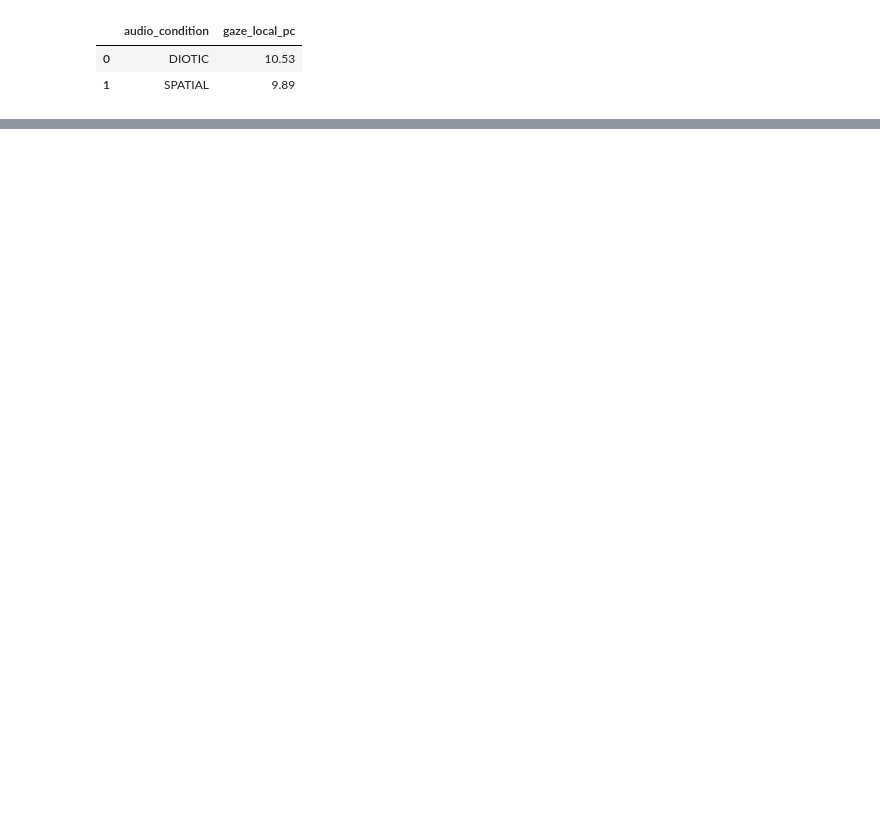
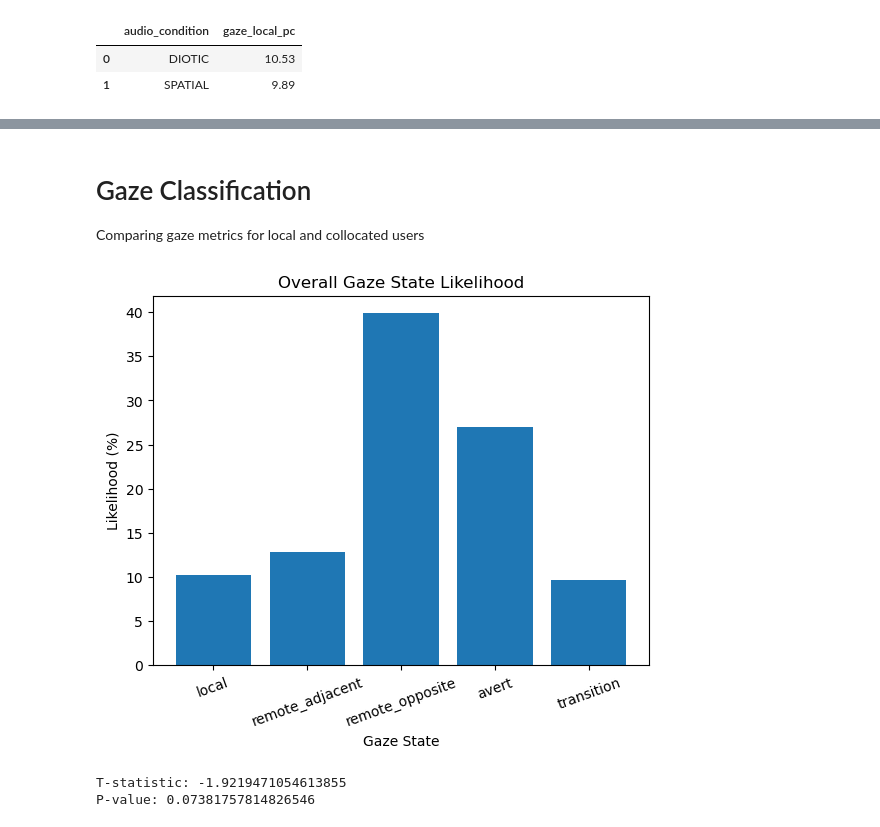
Before and after one commit to gary444/Recording-And-Analysis-Plugin, a Jupyter notebook: Python/GazeStatisticalAnalysis.ipynb, the cells around one changed output, grey strips where cells are left out. Saved outputs shown, nothing was run; the diff lists cells and outputs as text; code cells hidden in the pictures; blank space fills up the shorter version.

```diff
--- a/Python/GazeStatisticalAnalysis.ipynb
+++ b/Python/GazeStatisticalAnalysis.ipynb
@@ -90,0 +70,26 @@ averaged_trial_df
+# %%
+# Create dataset that averages numeric data from each trial
+
+
+
+# specify that numeric cols should be averaged (apart from frequency cols which should be added)
+# and non-numeric should just take first value
+agg_dict = {col: 'mean' for col in numerical_cols}
+agg_dict.update({col: 'sum' for col in numerical_cols if "per_min" in col})
+agg_dict.update({col: 'first' for col in text_cols})
+
+averaged_trial_df = df.groupby(['trial', 'group']).agg(agg_dict).reset_index()
+
+
+# metrics relating to mutual gaze appear twice within each trial. For proportion and gaze duration metrics, this
+# is not a problem, since doubling up results and then averaging makes no difference.
+# However, frequency results, which are summed should be divided by 2 to maintain correctness.
+columns_to_divide = [c for c in numerical_cols if "per_min" in c and "mutual" in c]
+averaged_trial_df[columns_to_divide] = averaged_trial_df[columns_to_divide] / 2
+
+# no summing when calculating row-for-group dataset - just averaging across trials
+agg_dict_grouped = {col: 'mean' for col in numerical_cols}
+agg_dict_grouped.update({col: 'first' for col in text_cols})
+
+averaged_group_df = averaged_trial_df.groupby(['group']).agg(agg_dict_grouped).reset_index()
+averaged_group_df
@@ -170,0 +225,27 @@ audio_condition:avatar_condition  1.477429     1.0    15.0  0.242962
+# %% [markdown]
+# Gaze Classification
+
+Comparing gaze metrics for local and collocated users
+# %%
+# compare proportion of time spent in each gaze state
+cols = ['gaze_local_pc', 'gaze_remote_adjacent_pc', 'gaze_remote_opposite_pc', 'gaze_avert_pc', 'gaze_transition_pc']
+
+labels = [c.replace('_pc','').replace('gaze_','') for c in cols]
+plt.bar(labels, averaged_group_df[cols].mean())
+plt.ylabel('Likelihood (%)')
+plt.xlabel('Gaze State')
+plt.title('Overall Gaze State Likelihood')
+plt.xticks(labels, rotation=20)
+plt.show()
+# %% [output]
+[figure, added]
+# %%
+# Is difference between remote_adjacent and local significant?
+
+t_statistic, p_value = ttest_rel(averaged_group_df['gaze_local_pc'], averaged_group_df['gaze_remote_adjacent_pc'])
+
+print(f"T-statistic: {t_statistic}")
+print(f"P-value: {p_value}")
+# %% [output]
+T-statistic: -1.9219471054613855
+P-value: 0.07381757814826546
```
Also changed, not shown: parts of 29 cells of this notebook, 7 other files.
